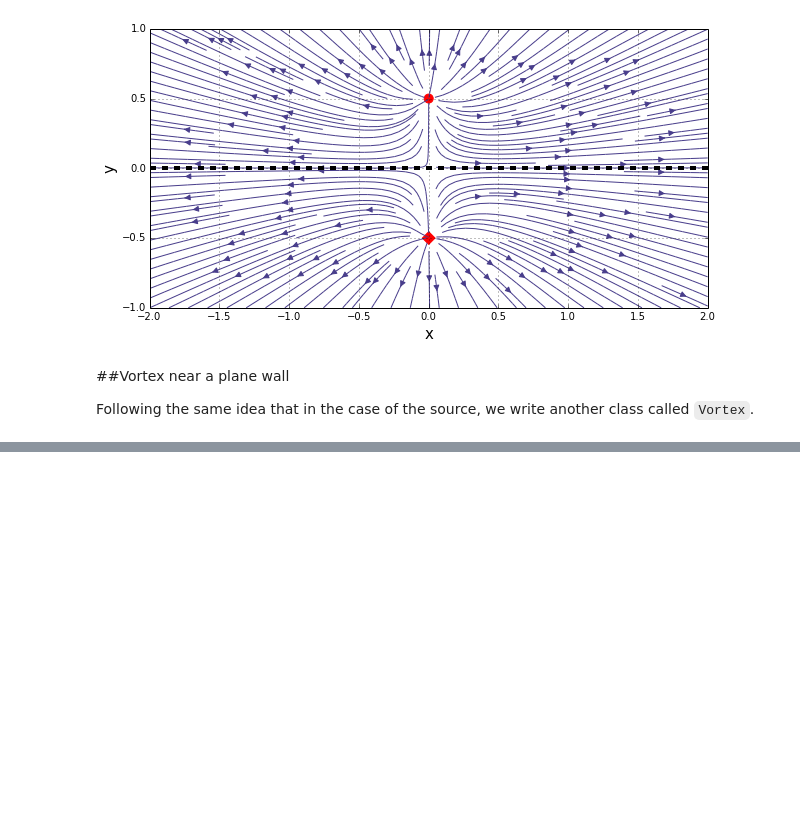
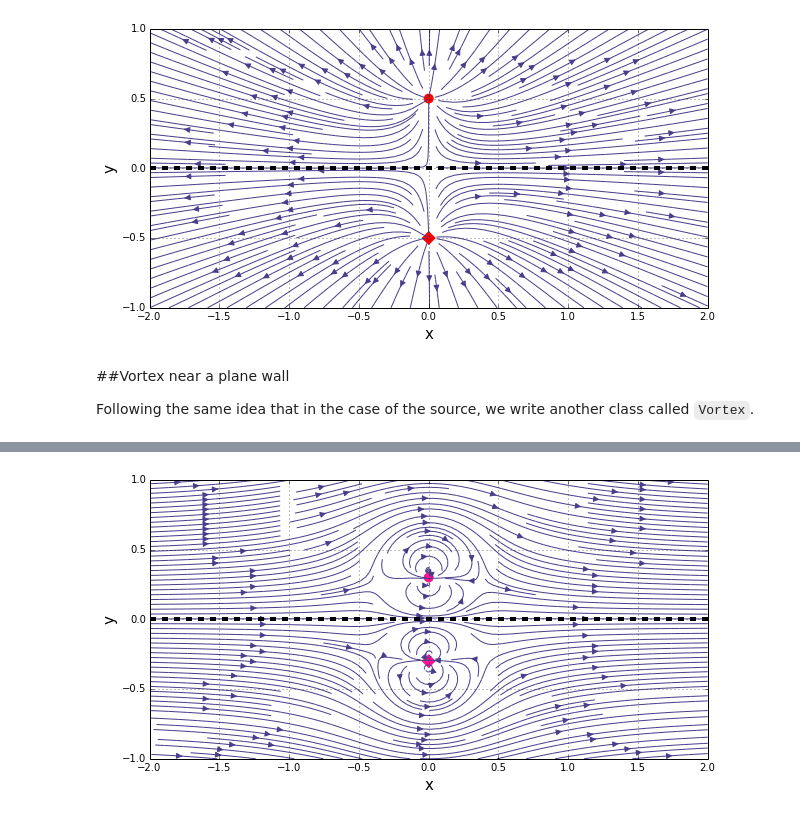
Before and after one commit to engamohd/AeroPython, a Jupyter notebook: my_codes/lesson07_mc.ipynb, the cells around one changed output, grey strips where cells are left out. Drawn from its saved outputs; the diff is of its cells as text; code cells hidden in the pictures; blank space fills up the shorter version.

```diff
--- a/my_codes/lesson07_mc.ipynb
+++ b/my_codes/lesson07_mc.ipynb
@@ -180,0 +276,19 @@ pyplot.axhline(0., color='k', linestyle='--', linewidth=4);
+# %%
+#Free stream
+
+U_inf = 1.0    # free-stream speed
+
+# calculates the velocity and stream-function of the free-stream flow
+u_freestream = U_inf * numpy.ones((N, N), dtype=float)
+v_freestream = numpy.zeros((N, N), dtype=float)
+
+psi_freestream = U_inf * Y
+# %%
+strength_doublet = 1.0                # strength of the doublet
+x_doublet, y_doublet = 0.0, 0.3       # location of the doublet
+# %%
+# creates a doublet (object of class Doublet)
+doublet = Doublet(strength_doublet, x_doublet, y_doublet)
+
+# creates the image of the doublet
+doublet_image = Doublet(strength_doublet, x_doublet, -y_doublet)
@@ -180,0 +303,26 @@ pyplot.axhline(0., color='k', linestyle='--', linewidth=4);
+# %%
+# superposition of the free stream, doublet and its image to the uniform flow
+u_doublet = u_freestream + doublet.u + doublet_image.u
+v_doublet = v_freestream + doublet.v + doublet_image.v
+psi_doublet = psi_freestream + doublet.psi + doublet_image.psi
+# %%
+#Plotting
+pyplot.figure(figsize=(10,5))      #set plot size
+pyplot.grid(True)                  #plot the grid
+
+pyplot.xlim(x_start, x_end)        #set x-lim
+pyplot.ylim(y_start, y_end)        #set y-lim
+pyplot.xlabel('x', fontsize=15)    #set x-label
+pyplot.ylabel('y', fontsize=15)    #set y-label
+
+#The vortex and the image
+pyplot.scatter(doublet.x_d, doublet.y_d, color='deeppink', s=80, marker='o')
+pyplot.scatter(doublet_image.x_d, doublet_image.y_d, color='deeppink', s=80, marker='D')
+
+#streamfunction
+pyplot.streamplot(X, Y, u_doublet, v_doublet, density=2, linewidth=1, arrowsize=1.2, arrowstyle='-|>',color='#483D8B')
+
+#dash line in the x-axis simulating the wall
+pyplot.axhline(0., color='k', linestyle='--', linewidth=4);
+# %% [output]
+[figure, added]
```
Also changed, not shown: parts of 12 cells of this notebook.
